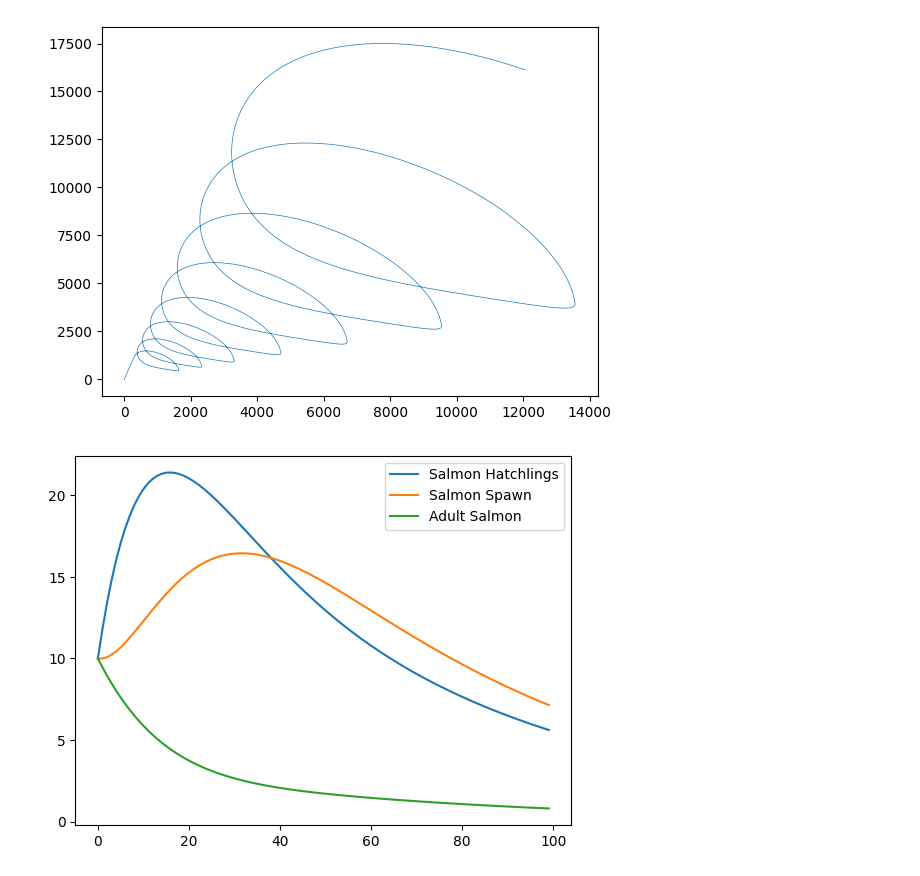
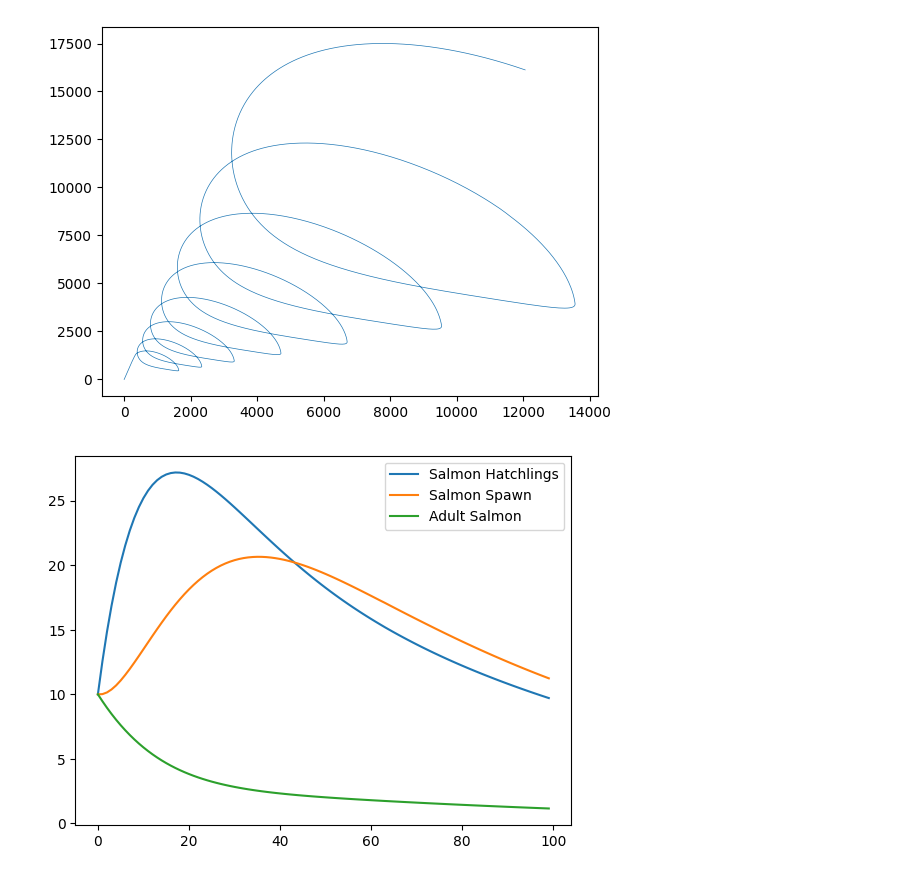
Before and after one commit to AlexanderNez/MCM_2024, a Jupyter notebook: FoodChain.ipynb, the cells around one changed output. Cells and saved outputs as stored; diff of their text form; code cells hidden in the pictures.

```diff
--- a/FoodChain.ipynb
+++ b/FoodChain.ipynb
@@ -252,32 +252,32 @@ from mpl_toolkits.mplot3d import Axes3D
 
 
 def lamprey(t):
-    return 0.8
+    return 0.4
 
 
 par = {'hatchling_growth':0.8,'spawn_growth':0.05,'spawn_death':0.05,'adult_growth':0.005,'adult_death':0.01,'fishing_rate':0.05,
     'lamprey':lamprey}
 
 y0 = [10,10,10]
 
 def Salmon(t,y,par):
 
     S_h,S_s,S = y
 
     dS_h = par['hatchling_growth'] * S * par['lamprey'](t) - par['spawn_growth'] * S_h
     dS_s = par['spawn_growth'] * S_h - par['spawn_death'] * S_s - par['adult_growth'] * S_s
     dS = par['adult_growth'] * S_s - par['adult_death'] * S -par['fishing_rate'] * S
 
     return np.array([dS_h,dS_s,dS])
 
 t_span = [0,100]
 
 sol = solve_ivp(fun=lambda t,y: Salmon(t,y,par),t_span=t_span,y0=y0,method="LSODA",t_eval=np.linspace(0,t_span[1],t_span[1]))
 
 labels = ['Salmon Hatchlings','Salmon Spawn','Adult Salmon']
 for i in range(0,3):
     plt.plot(sol.y[i,:],label = labels[i])
 plt.legend()
 plt.show()
 # %% [output]
-[figure, old version]
+[figure, new version]
```
Also changed, not shown: parts of 1 cell of this notebook.
